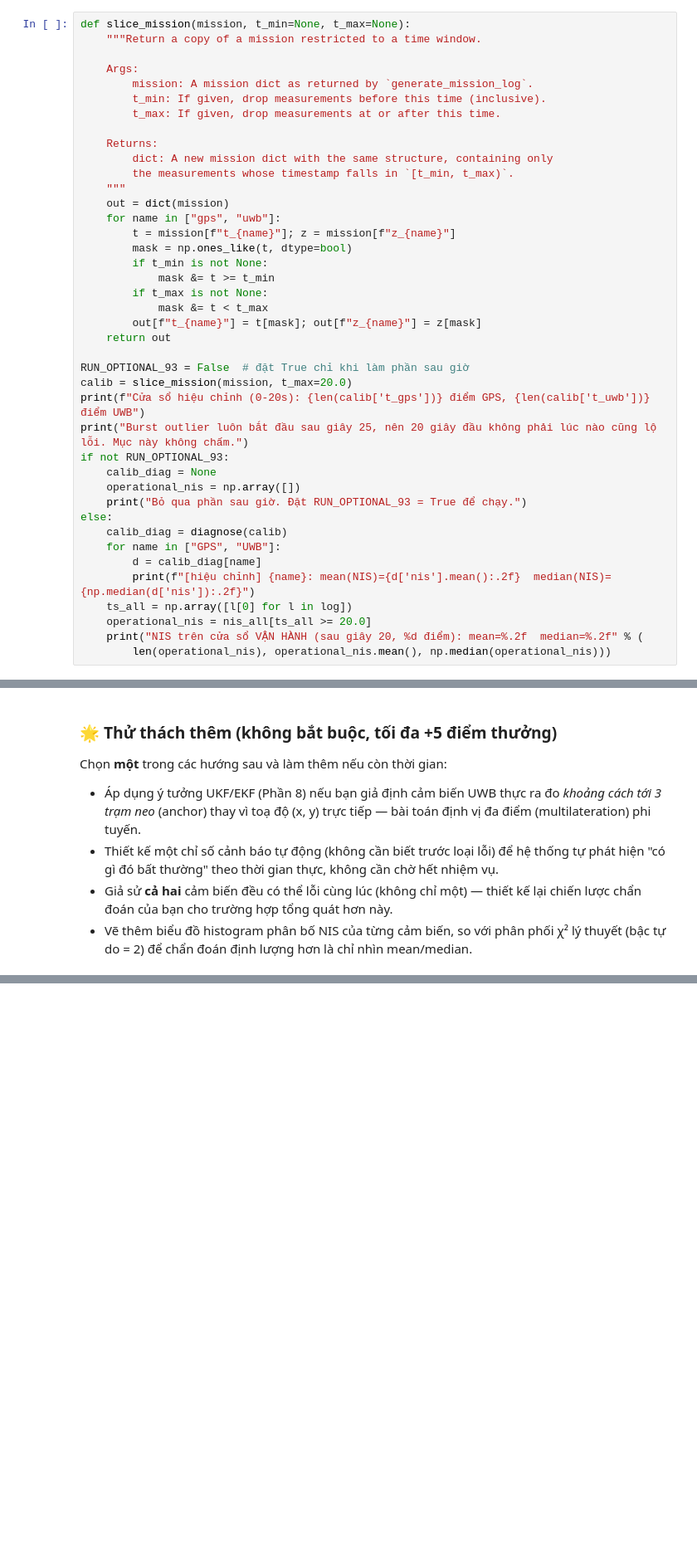
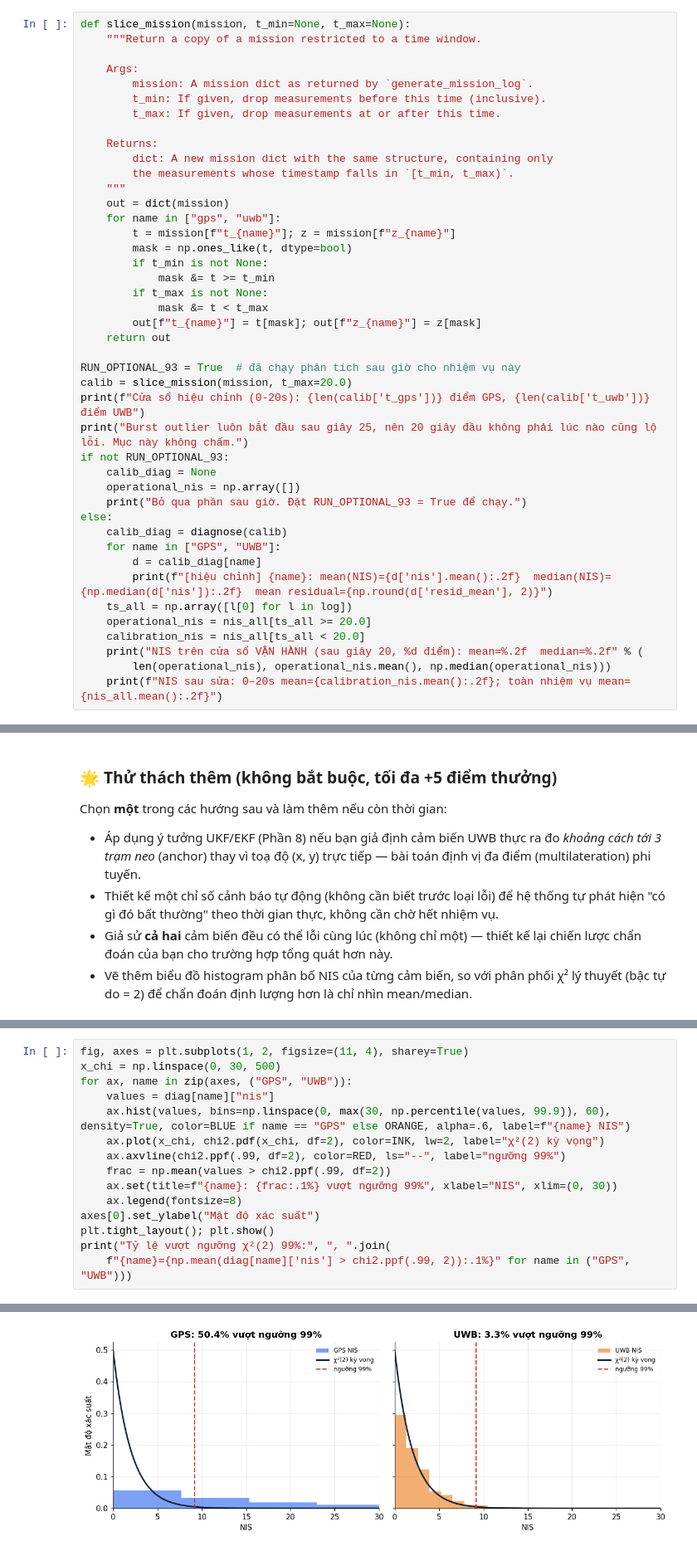
Before and after one commit to tuanfptu/K4-Track4-Day5-HaManhTuan-2A202602982, a Jupyter notebook: Lab/kalman_fusion_lab_STUDENT.ipynb, the cells around one changed output, grey strips where cells are left out. Shown at 83% size. Cells and saved outputs as stored; diff of their text form; blank space fills up the shorter version.

Commit message:
Complete optional calibration and dropout analysis

```diff
--- a/Lab/kalman_fusion_lab_STUDENT.ipynb
+++ b/Lab/kalman_fusion_lab_STUDENT.ipynb
@@ -2110,7 +2110,7 @@ def slice_mission(mission, t_min=None, t_max=None):
         out[f"t_{name}"] = t[mask]; out[f"z_{name}"] = z[mask]
     return out
 
-RUN_OPTIONAL_93 = False  # đặt True chỉ khi làm phần sau giờ
+RUN_OPTIONAL_93 = True  # đã chạy phân tích sau giờ cho nhiệm vụ này
 calib = slice_mission(mission, t_max=20.0)
 print(f"Cửa sổ hiệu chỉnh (0-20s): {len(calib['t_gps'])} điểm GPS, {len(calib['t_uwb'])} điểm UWB")
 print("Burst outlier luôn bắt đầu sau giây 25, nên 20 giây đầu không phải lúc nào cũng lộ lỗi. Mục này không chấm.")
@@ -2122,11 +2122,13 @@ else:
     calib_diag = diagnose(calib)
     for name in ["GPS", "UWB"]:
         d = calib_diag[name]
-        print(f"[hiệu chỉnh] {name}: mean(NIS)={d['nis'].mean():.2f}  median(NIS)={np.median(d['nis']):.2f}")
+        print(f"[hiệu chỉnh] {name}: mean(NIS)={d['nis'].mean():.2f}  median(NIS)={np.median(d['nis']):.2f}  mean residual={np.round(d['resid_mean'], 2)}")
     ts_all = np.array([l[0] for l in log])
     operational_nis = nis_all[ts_all >= 20.0]
+    calibration_nis = nis_all[ts_all < 20.0]
     print("NIS trên cửa sổ VẬN HÀNH (sau giây 20, %d điểm): mean=%.2f  median=%.2f" % (
         len(operational_nis), operational_nis.mean(), np.median(operational_nis)))
+    print(f"NIS sau sửa: 0–20s mean={calibration_nis.mean():.2f}; toàn nhiệm vụ mean={nis_all.mean():.2f}")
 # %% [output]
 Cửa sổ hiệu chỉnh (0-20s): 100 điểm GPS, 200 điểm UWB
 Burst outlier luôn bắt đầu sau giây 25, nên 20 giây đầu không phải lúc nào cũng lộ lỗi. Mục này không chấm.
@@ -2180,0 +2183,16 @@ Chọn **một** trong các hướng sau và làm thêm nếu còn thời gian:
+# %%
+fig, axes = plt.subplots(1, 2, figsize=(11, 4), sharey=True)
+x_chi = np.linspace(0, 30, 500)
+for ax, name in zip(axes, ("GPS", "UWB")):
+    values = diag[name]["nis"]
+    ax.hist(values, bins=np.linspace(0, max(30, np.percentile(values, 99.9)), 60), density=True, color=BLUE if name == "GPS" else ORANGE, alpha=.6, label=f"{name} NIS")
+    ax.plot(x_chi, chi2.pdf(x_chi, df=2), color=INK, lw=2, label="χ²(2) kỳ vọng")
+    ax.axvline(chi2.ppf(.99, df=2), color=RED, ls="--", label="ngưỡng 99%")
+    frac = np.mean(values > chi2.ppf(.99, df=2))
+    ax.set(title=f"{name}: {frac:.1%} vượt ngưỡng 99%", xlabel="NIS", xlim=(0, 30))
+    ax.legend(fontsize=8)
+axes[0].set_ylabel("Mật độ xác suất")
+plt.tight_layout(); plt.show()
+print("Tỷ lệ vượt ngưỡng χ²(2) 99%:", ", ".join(
+    f"{name}={np.mean(diag[name]['nis'] > chi2.ppf(.99, 2)):.1%}" for name in ("GPS", "UWB")))
+# %% [output]
@@ -2181,3 +2200,4 @@ Chọn **một** trong các hướng sau và làm thêm nếu còn thời gian:
+[figure, added]
 # %% [markdown]
 ---
 ## 📋 Thang điểm chấm bài (100 điểm, thưởng tối đa +5 tách riêng)
```
Also changed, not shown: parts of 6 cells of this notebook.
